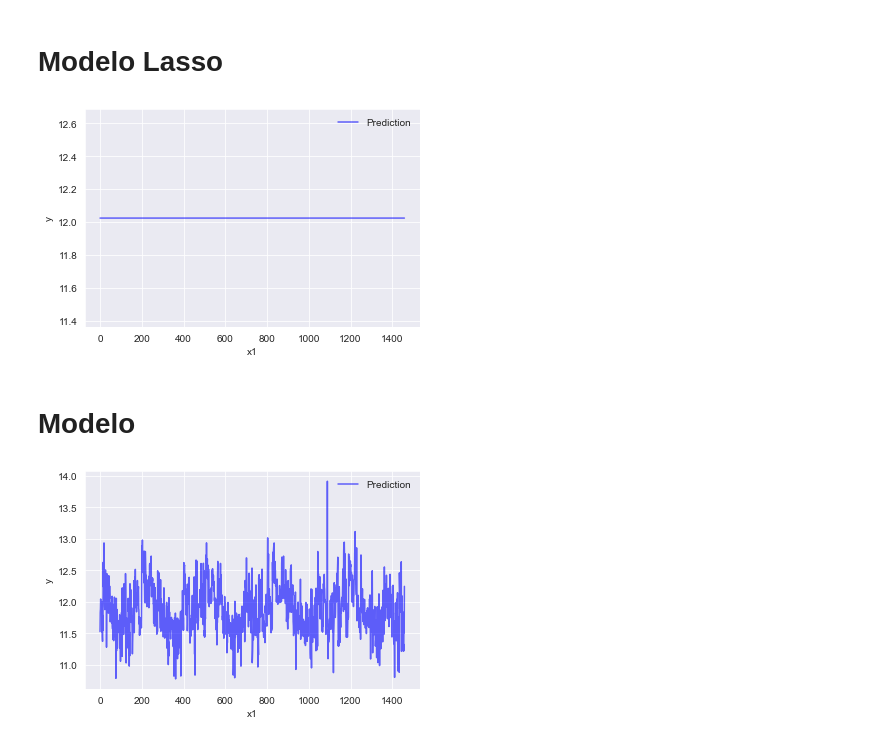
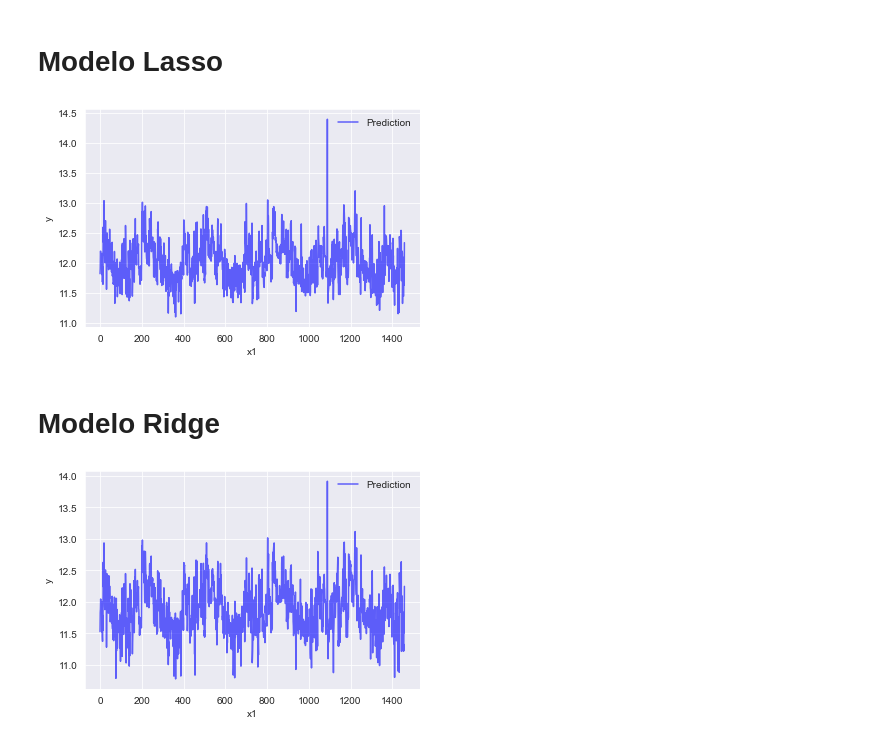
Before and after one commit to 8kta/MLHMW1, a Jupyter notebook: Proyecto.ipynb, the cells around one changed output. Cells and saved outputs as stored; diff of their text form; code cells hidden in the pictures.

```diff
--- a/Proyecto.ipynb
+++ b/Proyecto.ipynb
@@ -184,17 +184,17 @@ plt.show()
 # %% [markdown]
 # Modelo Lasso
 # %%
-lm = Lasso(alpha=0.5,normalize=True, max_iter=1e6)
+lm = Lasso(alpha=0.5) #normalize=True, max_iter=1e6)
 lm.fit(train,precios)
 plt.plot(test.index , lm.predict(test),'b',alpha=0.6, label='Prediction')
 plt.legend(loc='best', frameon=False)
 plt.xlabel('x1')
 plt.ylabel('y')
 plt.show()
 # %% [output]
-[figure, old version]
+[figure, new version]
 # %% [markdown]
-# Modelo
+# Modelo Ridge
 # %%
 rm = Ridge(alpha=0.5)
 rm.fit(train, precios)
```
